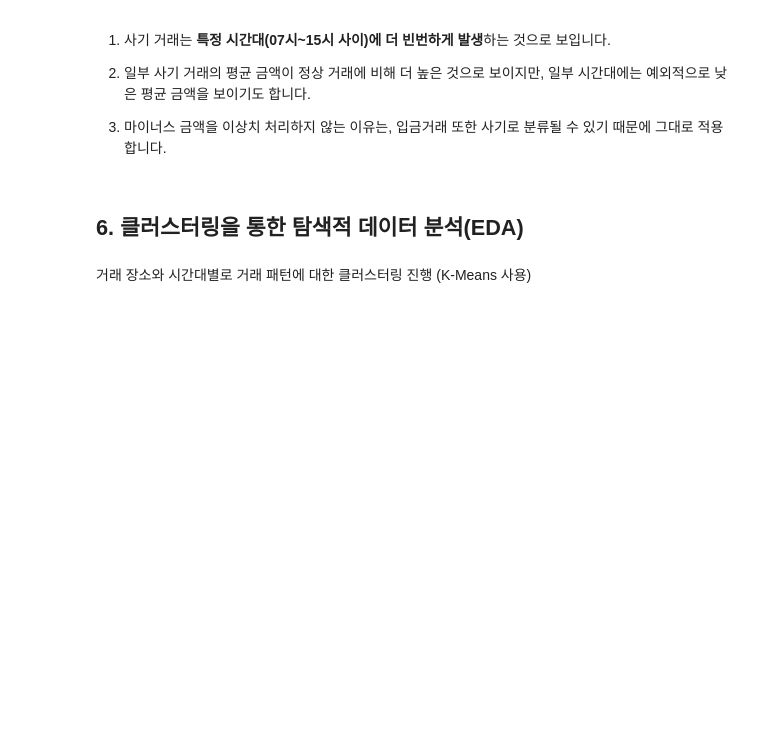
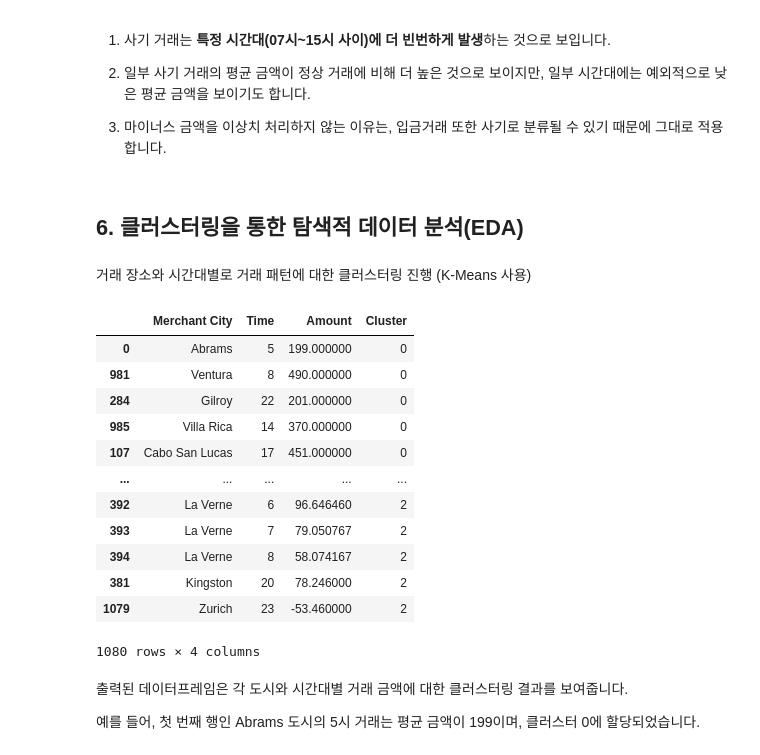
Before and after one commit to pixelwizard2/GuardianPay---Protecting-Against-Lost-Card-and-Copied-Card-Transactions, a Jupyter notebook: GuardianPay_code_(한국어).ipynb, the cells around one changed output. Cells and saved outputs as stored; diff of their text form; code cells hidden in the pictures; blank space fills up the shorter version.

```diff
--- a/GuardianPay_code_(한국어).ipynb
+++ b/GuardianPay_code_(한국어).ipynb
@@ -375,3 +375,45 @@ plt.show()
 # %% [markdown]
 
 거래 장소와 시간대별로 거래 패턴에 대한 클러스터링 진행 (K-Means 사용)
+# %%
+from sklearn.cluster import KMeans
+
+# 도시와 시간대별로 평균 거래 금액을 계산합니다.
+grouped_data = analysis_data.groupby(['Merchant City', 'Time']).agg({'Amount': 'mean'}).reset_index()
+
+# 클러스터링에 사용할 특성을 선택합니다.
+# 여기서는 'Time'과 'Amount'를 사용합니다.
+X = grouped_data[['Time', 'Amount']].values
+
+# 3개의 클러스터를 사용합니다.
+kmeans = KMeans(n_clusters=3, n_init=10, random_state=42)
+
+# 클러스터링을 수행합니다.
+kmeans.fit(X)
+
+# 클러스터 레이블을 가져옵니다.
+cluster_labels = kmeans.labels_
+
+# 클러스터 레이블을 원래 데이터에 추가합니다.
+grouped_data['Cluster'] = cluster_labels
+
+# 클러스터별로 데이터를 확인합니다.
+grouped_data.sort_values('Cluster')
+# %% [output]
+|  | Merchant City | Time | Amount | Cluster |
+| 0 | Abrams | 5 | 199.000000 | 0 |
+| 981 | Ventura | 8 | 490.000000 | 0 |
+| 284 | Gilroy | 22 | 201.000000 | 0 |
+| 985 | Villa Rica | 14 | 370.000000 | 0 |
+| 107 | Cabo San Lucas | 17 | 451.000000 | 0 |
+| ... | ... | ... | ... | ... |
+| 392 | La Verne | 6 | 96.646460 | 2 |
+| 393 | La Verne | 7 | 79.050767 | 2 |
+| 394 | La Verne | 8 | 58.074167 | 2 |
+| 381 | Kingston | 20 | 78.246000 | 2 |
+| 1079 | Zurich | 23 | -53.460000 | 2 |
+1080 rows × 4 columns
+# %% [markdown]
+출력된 데이터프레임은 각 도시와 시간대별 거래 금액에 대한 클러스터링 결과를 보여줍니다.
+
+예를 들어, 첫 번째 행인 Abrams 도시의 5시 거래는 평균 금액이 199이며, 클러스터 0에 할당되었습니다.
```
